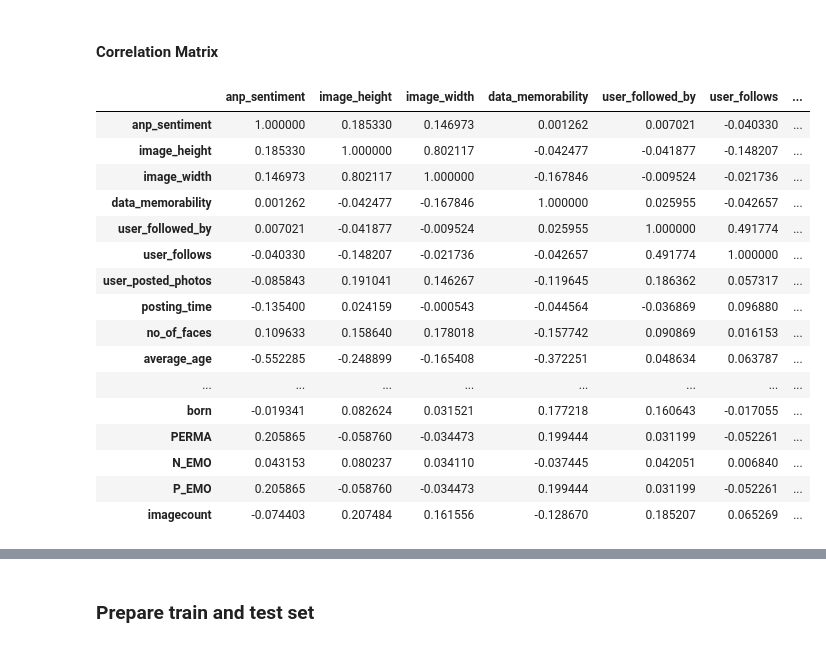
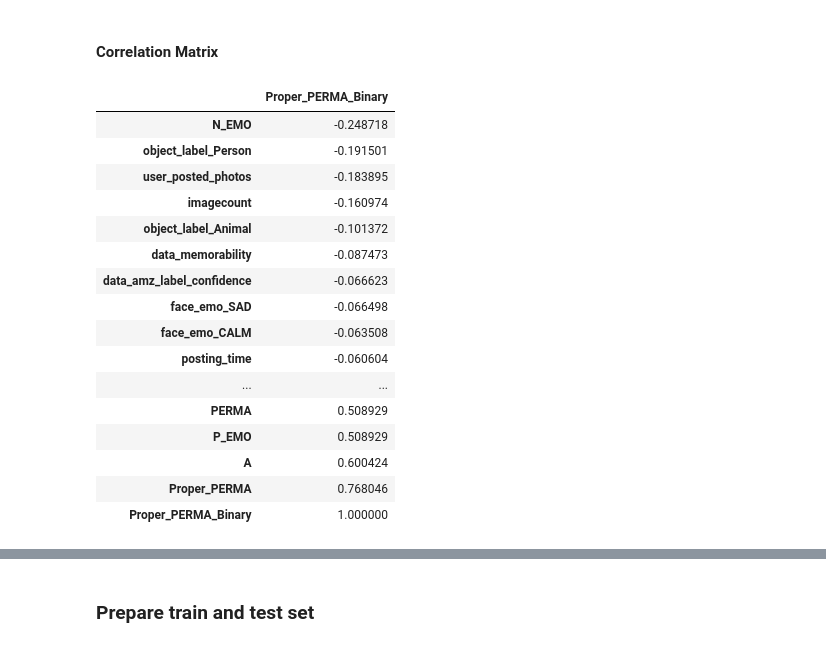
Before and after one commit to twvdb/assignment3-fundamentals-data-science, a Jupyter notebook: assignment3.ipynb, the cells around one changed output, grey strips where cells are left out. Drawn from its saved outputs; the diff is of its cells as text; code cells hidden in the pictures.

```diff
--- a/assignment3.ipynb
+++ b/assignment3.ipynb
@@ -304,5 +361,5 @@ df5.head()
 # %%
-quant_df = df5.drop(['emotion_label', 'emotion_score', 'image_filter'], axis=1)
+quant_df = df6.drop(['emotion_label', 'emotion_score', 'image_filter'], axis=1)
 quant_df.head()
 # %% [output]
 |  | anp_sentiment | image_height | image_width | data_memorability | user_id | user_followed_by | user_follows | ... |
@@ -373,3 +417,13 @@ group.head()
 ## Merge survey dataframe and analysis dataframe
 # %%
 survey_df = pd.read_feather('data/survey.feather')
+# %%
+survey_df['Proper_PERMA'] = survey_df.apply(lambda x: int(round(np.mean([
+    x['P_1'], x['P_2'], x['P_3'],
+    x['E_1'], x['E_2'], x['E_3'],
+    x['R_1'], x['R_2'], x['R_3'],
+    x['M_1'], x['M_2'], x['M_3'],
+    x['A_1'], x['A_2'], x['A_3']]))), axis=1)
+# %%
+survey_df['Proper_PERMA_Binary'] = survey_df['Proper_PERMA'].apply(lambda x: 1 if x > 5 else 0 )
+survey_df[['Proper_PERMA','Proper_PERMA_Binary']].head()
@@ -398,7 +459,7 @@ regr_df = regr_df.drop(['A_2', 'N_1', 'P_1', 'E_1', 'A_1',\
                         'LON', 'H_2', 'P_2', 'N_2', 'A_3',\
                         'N_3', 'E_3', 'H_3', 'R_2', 'M_3',\
                         'R_3', 'P_3', 'HAP','network_id',\
-                        'P', 'E', 'R', 'M', 'A', 'start_q',\
+                        'P', 'E', 'R', 'M', 'start_q',\
                         'end_q', 'private_account'], axis=1)
 # %% [markdown]
 ### Analyzing correlations
@@ -432,25 +480,25 @@ array([[<matplotlib.axes._subplots.AxesSubplot object at 0x...>,
 #### Correlation Matrix
 # %%
 corr = regr_df.corr()
-corr
+corr[['Proper_PERMA_Binary']].sort_values('Proper_PERMA_Binary')
 # %% [output]
-|  | anp_sentiment | image_height | image_width | data_memorability | user_followed_by | user_follows | ... |
-| anp_sentiment | 1.000000 | 0.185330 | 0.146973 | 0.001262 | 0.007021 | -0.040330 | ... |
-| image_height | 0.185330 | 1.000000 | 0.802117 | -0.042477 | -0.041877 | -0.148207 | ... |
-| image_width | 0.146973 | 0.802117 | 1.000000 | -0.167846 | -0.009524 | -0.021736 | ... |
-| data_memorability | 0.001262 | -0.042477 | -0.167846 | 1.000000 | 0.025955 | -0.042657 | ... |
-| user_followed_by | 0.007021 | -0.041877 | -0.009524 | 0.025955 | 1.000000 | 0.491774 | ... |
-| user_follows | -0.040330 | -0.148207 | -0.021736 | -0.042657 | 0.491774 | 1.000000 | ... |
-| user_posted_photos | -0.085843 | 0.191041 | 0.146267 | -0.119645 | 0.186362 | 0.057317 | ... |
-| posting_time | -0.135400 | 0.024159 | -0.000543 | -0.044564 | -0.036869 | 0.096880 | ... |
-| no_of_faces | 0.109633 | 0.158640 | 0.178018 | -0.157742 | 0.090869 | 0.016153 | ... |
-| average_age | -0.552285 | -0.248899 | -0.165408 | -0.372251 | 0.048634 | 0.063787 | ... |
-| ... | ... | ... | ... | ... | ... | ... | ... |
-| born | -0.019341 | 0.082624 | 0.031521 | 0.177218 | 0.160643 | -0.017055 | ... |
-| PERMA | 0.205865 | -0.058760 | -0.034473 | 0.199444 | 0.031199 | -0.052261 | ... |
-| N_EMO | 0.043153 | 0.080237 | 0.034110 | -0.037445 | 0.042051 | 0.006840 | ... |
-| P_EMO | 0.205865 | -0.058760 | -0.034473 | 0.199444 | 0.031199 | -0.052261 | ... |
-| imagecount | -0.074403 | 0.207484 | 0.161556 | -0.128670 | 0.185207 | 0.065269 | ... |
+|  | Proper_PERMA_Binary |
+| N_EMO | -0.248718 |
+| object_label_Person | -0.191501 |
+| user_posted_photos | -0.183895 |
+| imagecount | -0.160974 |
+| object_label_Animal | -0.101372 |
+| data_memorability | -0.087473 |
+| data_amz_label_confidence | -0.066623 |
+| face_emo_SAD | -0.066498 |
+| face_emo_CALM | -0.063508 |
+| posting_time | -0.060604 |
+| ... | ... |
+| PERMA | 0.508929 |
+| P_EMO | 0.508929 |
+| A | 0.600424 |
+| Proper_PERMA | 0.768046 |
+| Proper_PERMA_Binary | 1.000000 |
 # %%
 # Plot Correlation Matrix using Matplotlib
 %pylab inline
```
Also changed, not shown: parts of 28 cells of this notebook.
